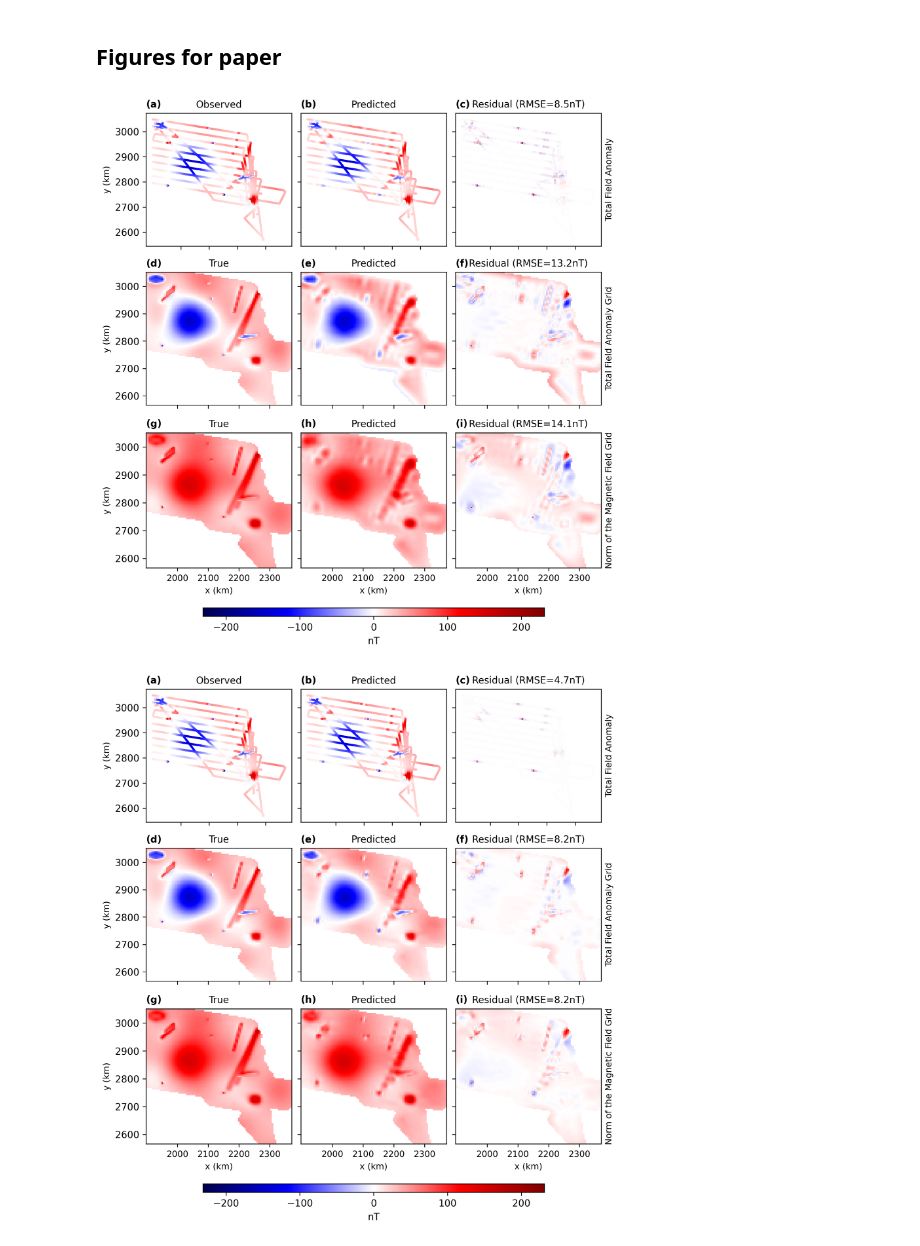
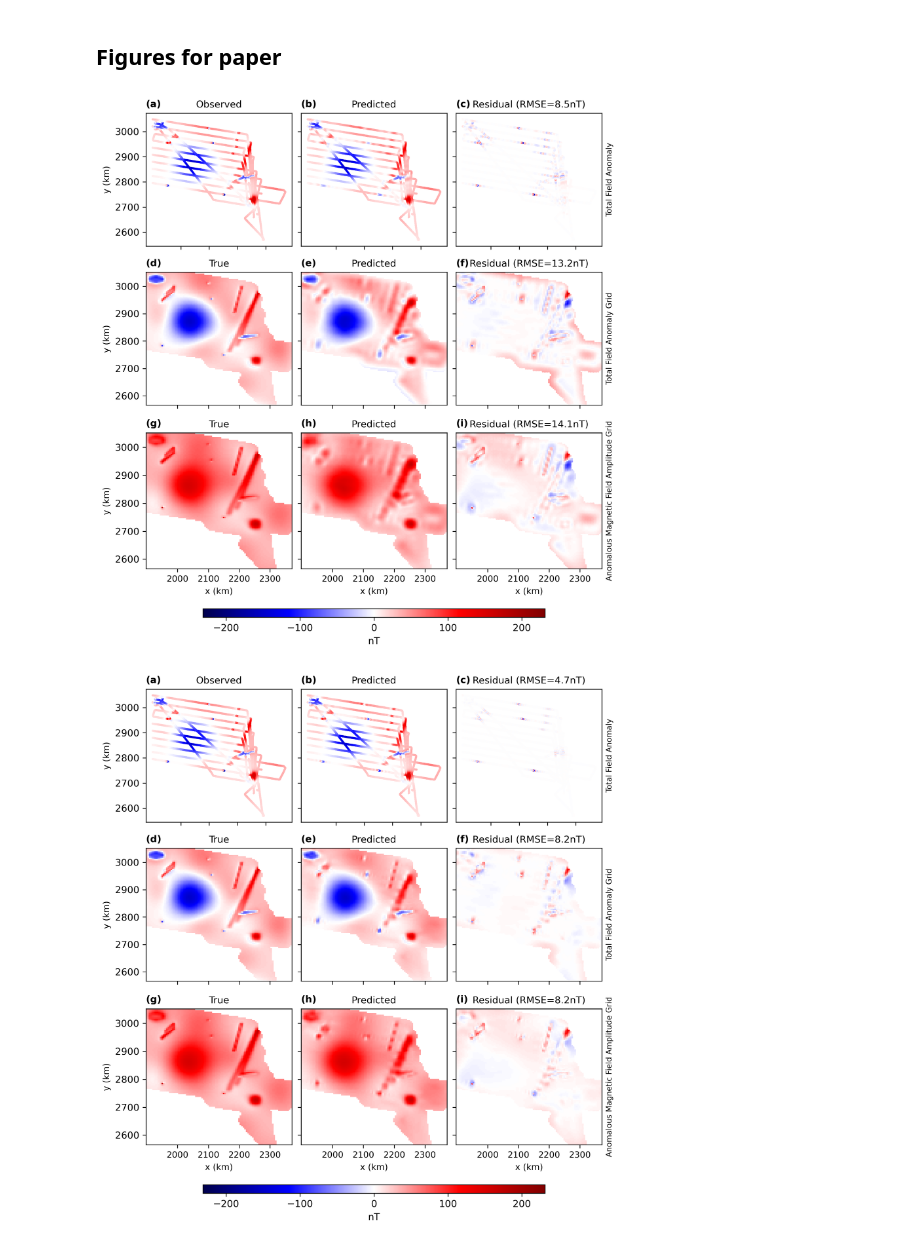
Before and after one commit to compgeolab/eqs-magnetic-dual-layer, a Jupyter notebook: code/06_icegrav_synthetic.ipynb, the cells around one changed output. Saved outputs shown, nothing was run; the diff lists cells and outputs as text; code cells hidden in the pictures.

```diff
--- a/code/06_icegrav_synthetic.ipynb
+++ b/code/06_icegrav_synthetic.ipynb
@@ -728,7 +728,7 @@ plot7 = ax[2, 0].pcolormesh(
     cmap=red_cm,
     norm=red_norm,
 )
-ax[2, 0].set_title("True Norm of the Magnetic Field")
+ax[2, 0].set_title("True Anomlous Magnetic Field Amplitude")
 ax[2, 0].set_xlabel("X (m)")
 ax[2, 0].set_ylabel("Y (m)")
 fig.colorbar(plot7, ax=ax[2, 0])
@@ -739,7 +739,7 @@ plot8 = ax[2, 1].pcolormesh(
     cmap=red_cm,
     norm=red_norm,
 )
-ax[2, 1].set_title("Predicted Norm of the Magnetic Field")
+ax[2, 1].set_title("Predicted Anomalous Magnetic Field Amplitude")
 ax[2, 1].set_xlabel("X (m)")
 fig.colorbar(plot8, ax=ax[2, 1])
 
@@ -786,7 +786,7 @@ plot_config = {
     "row3": {
         "titles": ['True', 'Predicted', f'Residual (RMSE={np.round(rmse_bnorm_grid_1layer,1)}nT)'],
         "labels": ['(g)', '(h)', '(i)'],
-        "ylabels": ['y (km)', '', 'Norm of the Magnetic Field Grid'],
+        "ylabels": ['y (km)', '', 'Anomalous Magnetic Field Amplitude Grid'],
         "scales": [scale_tfa_synthetic] * 3,
         "plot_types": ['pcolormesh', 'pcolormesh', 'scatter'],
         "data": [true_bnorm, predicted_bnorm_grid_1layer, error_bnorm_grid_1layer],
@@ -822,35 +822,35 @@ for row_idx, (row_key, row_config) in enumerate(plot_config.items()):
             )
         ax[col_idx].set_title(title, fontsize=10)
 
         if label in ['(c)', '(f)', '(i)']:
-            ax[col_idx].set_ylabel(ylabel, fontsize=9)
+            ax[col_idx].set_ylabel(ylabel, fontsize=8)
             ax[col_idx].yaxis.set_label_position('right')
         else:
             ax[col_idx].set_ylabel(ylabel, fontsize=9)
 
         if label in ['(g)', '(h)', '(i)']:
             ax[col_idx].set_xlabel("x (km)", fontsize=9)
 
         ax[col_idx].text(0.0, 1.10, label, transform=ax[col_idx].transAxes, weight='bold', fontsize=10, va='top')
 
 xticks = [2000, 2100, 2200, 2300]
 for row_idx in range(3):
     for ax in figures[row_idx].axes:
         ax.set_xticks(xticks)
         ax.set_xticklabels([str(int(tick)) for tick in xticks], fontsize=9)
         ax.xaxis.set_major_locator(FixedLocator(xticks))
 for row_idx in range(2):
     for ax in figures[row_idx].axes:
         ax.set_xticklabels([])
 
 fig.colorbar(plot, ax=figures[2].axes, orientation="horizontal", label='nT', pad=0.08, shrink=0.75, aspect=40)
 
 single_layer_figure = Path("..") / "paper" / "figures" / "single_layer_synthetic.png"
 fig.savefig(single_layer_figure, dpi=300, bbox_inches="tight")
 plt.close()
 Image(single_layer_figure)
 # %% [output]
-[figure, old version]
+[figure, new version]
 # %%
 plot_config = {
     "row1": {
@@ -874,7 +874,7 @@ plot_config = {
     "row3": {
         "titles": ['True', 'Predicted', f'Residual (RMSE={np.round(rmse_bnorm_grid,1)}nT)'],
         "labels": ['(g)', '(h)', '(i)'],
-        "ylabels": ['y (km)', '', 'Norm of the Magnetic Field Grid'],
+        "ylabels": ['y (km)', '', 'Anomalous Magnetic Field Amplitude Grid'],
         "xlabels": ['x (km)', 'x (km)', 'x (km)'],
         "scales": [scale_tfa_synthetic] * 3,
         "plot_types": ['pcolormesh', 'pcolormesh', 'scatter'],
@@ -912,7 +912,7 @@ for row_idx, (row_key, row_config) in enumerate(plot_config.items()):
         ax[col_idx].set_title(title, fontsize=10)
 
         if label in ['(c)', '(f)', '(i)']:
-            ax[col_idx].set_ylabel(ylabel, fontsize=9)
+            ax[col_idx].set_ylabel(ylabel, fontsize=8)
             ax[col_idx].yaxis.set_label_position('right')
         else:
             ax[col_idx].set_ylabel(ylabel, fontsize=9)
@@ -941,4 +941,4 @@ fig.savefig(dual_layer_figure, dpi=300, bbox_inches="tight")
 plt.close()
 Image(dual_layer_figure)
 # %% [output]
-[figure, old version]
+[figure, new version]
```
Also changed, not shown: parts of 12 cells of this notebook, 6 other files.
